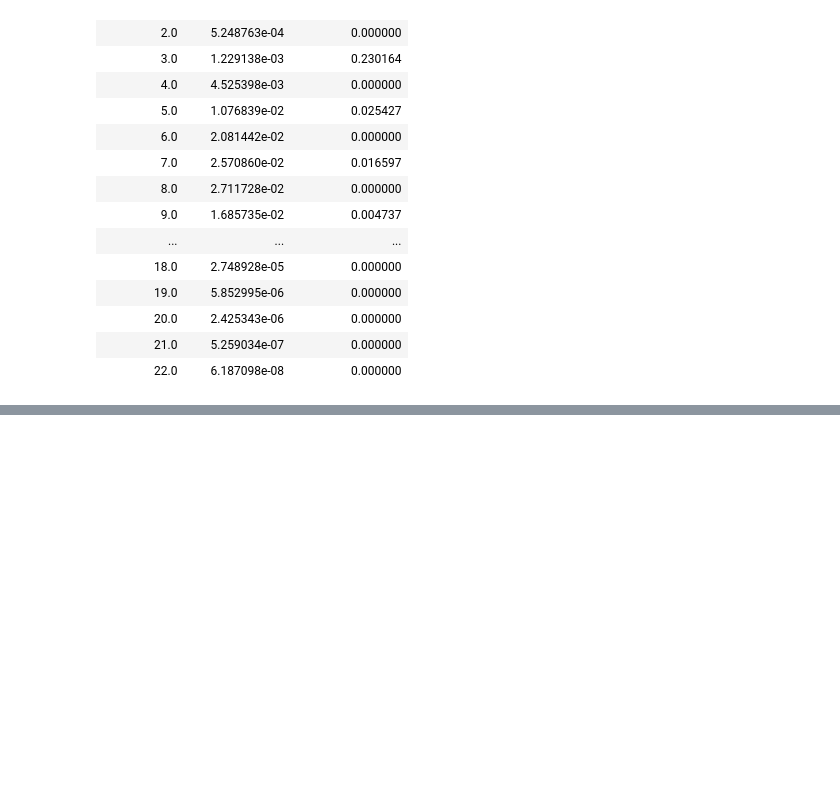
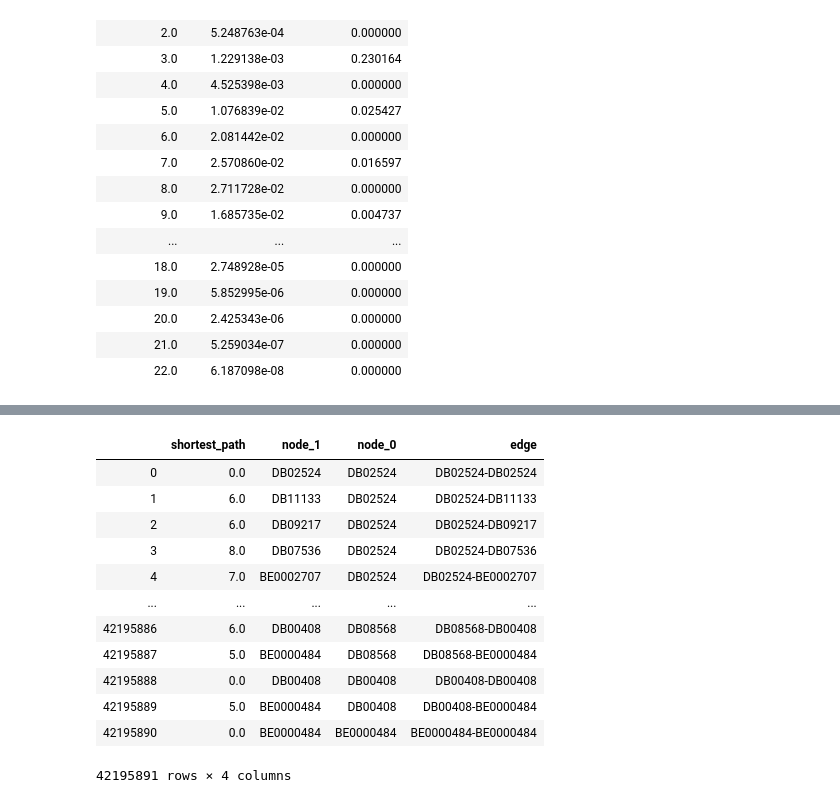
Before and after one commit to fhooton/DeepDrugRepurposer, a Jupyter notebook: Negative Sampling.ipynb, the cells around one changed output, grey strips where cells are left out. Drawn from its saved outputs; the diff is of its cells as text; code cells hidden in the pictures; blank space fills up the shorter version.

```diff
--- a/Network Investigation.ipynb
+++ b/Negative Sampling.ipynb
@@ -623,0 +648,16 @@ seaborn_plot_df
+# %%
+all_pairs_shortest_major_df
+# %% [output]
+|  | shortest_path | node_1 | node_0 | edge |
+| 0 | 0.0 | DB02524 | DB02524 | DB02524-DB02524 |
+| 1 | 6.0 | DB11133 | DB02524 | DB02524-DB11133 |
+| 2 | 6.0 | DB09217 | DB02524 | DB02524-DB09217 |
+| 3 | 8.0 | DB07536 | DB02524 | DB02524-DB07536 |
+| 4 | 7.0 | BE0002707 | DB02524 | DB02524-BE0002707 |
+| ... | ... | ... | ... | ... |
+| 42195886 | 6.0 | DB00408 | DB08568 | DB08568-DB00408 |
+| 42195887 | 5.0 | BE0000484 | DB08568 | DB08568-BE0000484 |
+| 42195888 | 0.0 | DB00408 | DB00408 | DB00408-DB00408 |
+| 42195889 | 5.0 | BE0000484 | DB00408 | DB00408-BE0000484 |
+| 42195890 | 0.0 | BE0000484 | BE0000484 | BE0000484-BE0000484 |
+42195891 rows × 4 columns
```
Also changed, not shown: parts of 21 cells of this notebook, 1 other file.
